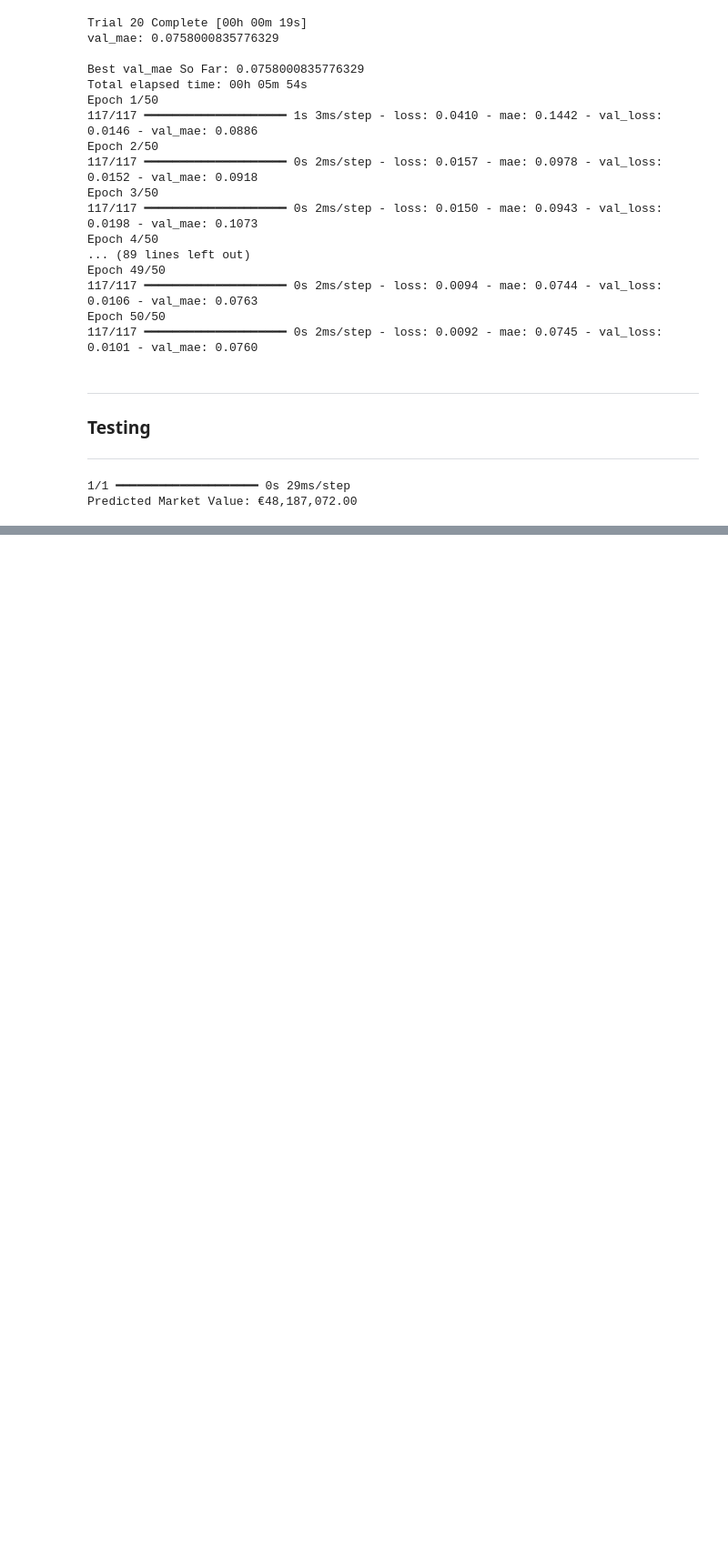
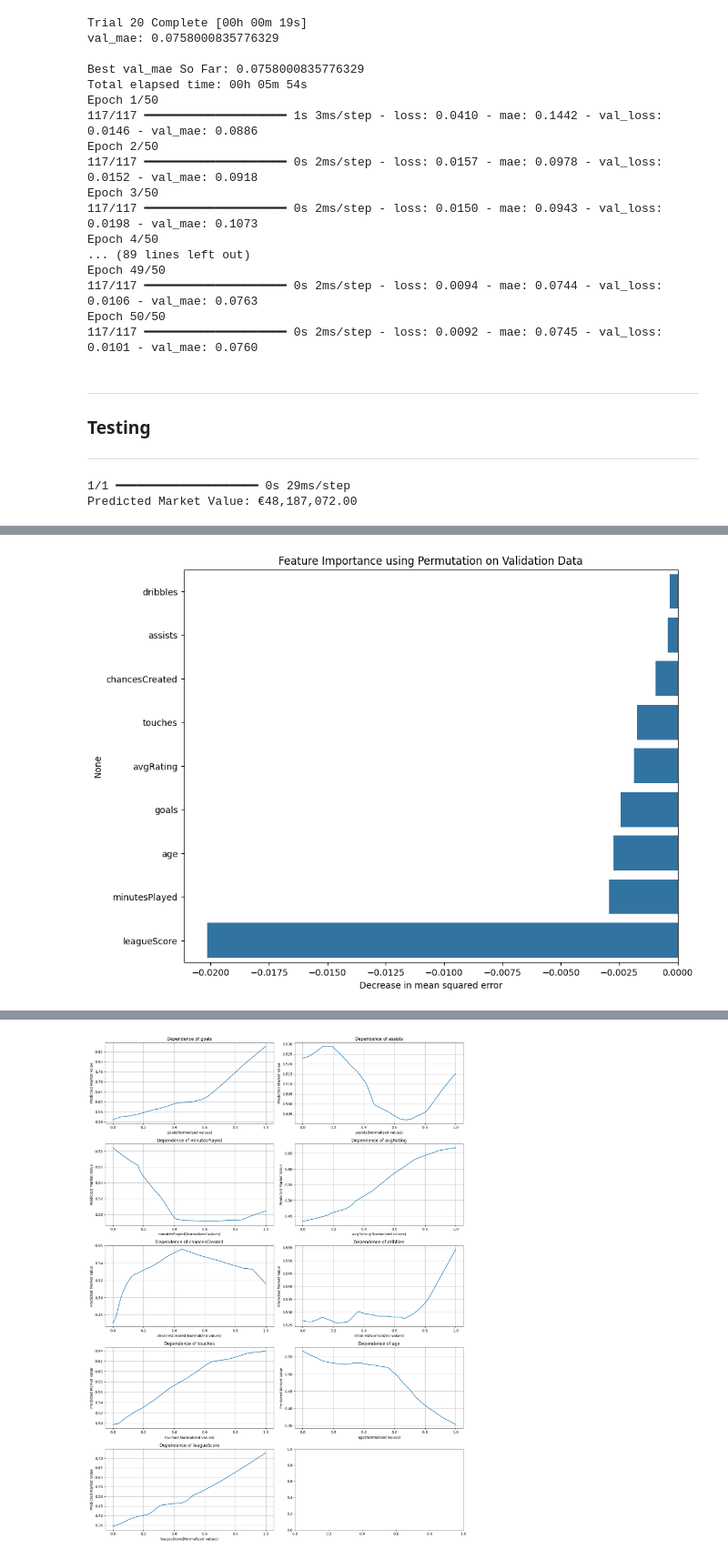
Before and after one commit to mortenhodt/machineLearningExamProject, a Jupyter notebook: main.ipynb, the cells around one changed output, grey strips where cells are left out. Shown at 91% size. Drawn from its saved outputs; the diff is of its cells as text; code cells hidden in the pictures; blank space fills up the shorter version.

Commit message:
Sensitivity / validations
Making graphs to show the sensitivity for each feature on the dependent variable (market value)

```diff
--- a/main.ipynb
+++ b/main.ipynb
@@ -617,0 +566,68 @@ Feature 'leagueScore' predictions: [nan, nan, nan, nan, nan, nan, nan, nan, nan,
+# %%
+import matplotlib.pyplot as plt
+import seaborn as sns
+
+def permutation_importance(model, X_val, y_val, metric):
+    """ Calculate permutation feature importance for a fitted model """
+    baseline = metric(y_val, model.predict(X_val))
+    importances = []
+    for i in range(X_val.shape[1]):
+        save = X_val[:, i].copy()
+        np.random.shuffle(X_val[:, i])
+        m = metric(y_val, model.predict(X_val))
+        X_val[:, i] = save
+        importances.append(baseline - m)
+    return np.array(importances)
+
+# Metric for regression
+from sklearn.metrics import mean_squared_error
+# Calculate permutation importance
+importances = permutation_importance(model, X_val, y_val, mean_squared_error)
+
+# Get feature names from original dataframe after dropping
+feature_names = features.columns
+
+# Visualize feature importance
+feature_importance_df = pd.DataFrame(importances, index=feature_names, columns=['Importance'])
+feature_importance_df = feature_importance_df.sort_values(by='Importance', ascending=False)
+
+plt.figure(figsize=(10, 8))
+sns.barplot(x='Importance', y=feature_importance_df.index, data=feature_importance_df, orient='h')
+plt.title('Feature Importance using Permutation on Validation Data')
+plt.xlabel('Decrease in mean squared error')
+plt.show()
+
+def partial_dependence(model, X, feature_index, feature_range):
+    """ Calculate partial dependence for a single feature """
+    # Create a grid of the same input values for all features
+    X_val = np.tile(X.mean(axis=0), (len(feature_range), 1))
+    # Replace the values of the feature of interest with a range of values
+    X_val[:, feature_index] = feature_range
+    # Predict the model output for these new inputs
+    predictions = model.predict(X_val)
+    return predictions
+
+# Number of points to plot for each feature
+num_points = 100
+
+# Prepare plots
+fig, axs = plt.subplots(nrows=int(np.ceil(len(feature_names) / 2)), ncols=2, figsize=(15, 20))
+axs = axs.flatten()
+
+for i, feature in enumerate(feature_names):
+    # Generate range of feature values
+    feature_range = np.linspace(features_scaled[:, i].min(), features_scaled[:, i].max(), num_points)
+    # Calculate partial dependence
+    pd_values = partial_dependence(model, X_train, i, feature_range)
+
+    # Plotting
+    sns.lineplot(x=feature_range, y=pd_values.flatten(), ax=axs[i])
+    axs[i].set_title(f'Dependence of {feature}')
+    axs[i].set_xlabel(f'{feature}(Normalized values)')
+    axs[i].set_ylabel('Predicted Market Value')
+    axs[i].grid(True)
+
+# Adjust layout
+plt.tight_layout()
+plt.show()
+# %% [output]
@@ -617,0 +644 @@ Feature 'leagueScore' predictions: [nan, nan, nan, nan, nan, nan, nan, nan, nan,
+[figure, added]
@@ -617,0 +654 @@ Feature 'leagueScore' predictions: [nan, nan, nan, nan, nan, nan, nan, nan, nan,
+[figure, added]
```
Also changed, not shown: parts of 3 cells of this notebook.
